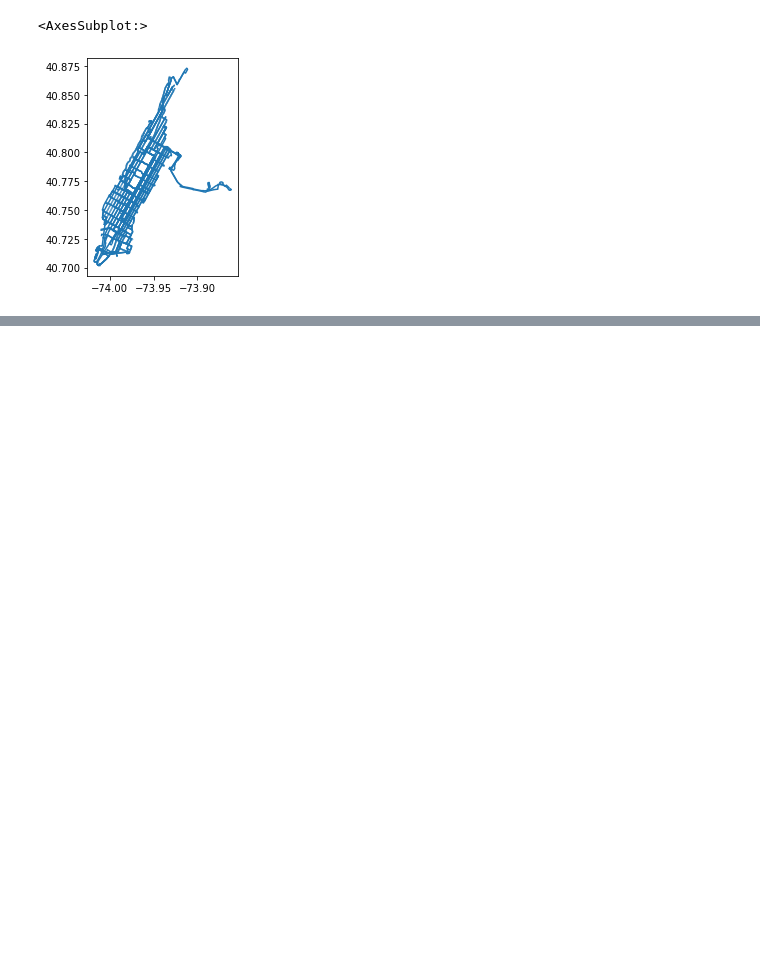
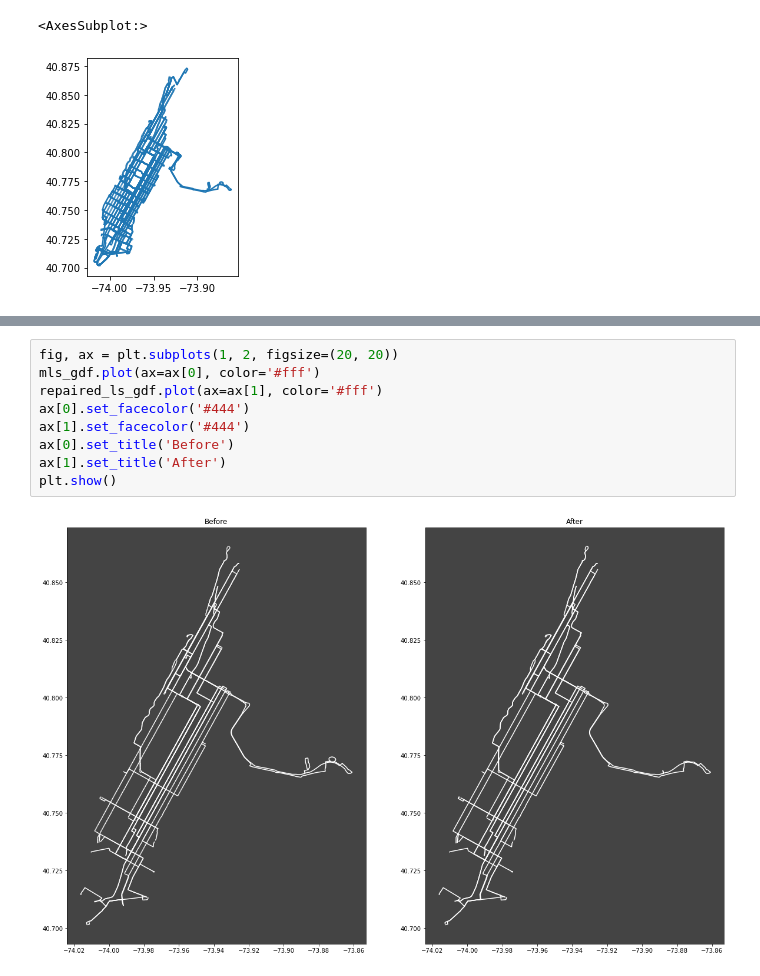
Before and after one commit to cpcarey/nyu-cusp-gtfs-bus, a Jupyter notebook: src/notebooks/shp/0101_repair_route_shp_files.ipynb, the cells around one changed output, grey strips where cells are left out. Saved outputs shown, nothing was run; the diff lists cells and outputs as text; blank space fills up the shorter version.

```diff
--- a/src/notebooks/shp/0101_repair_route_shp_files.ipynb
+++ b/src/notebooks/shp/0101_repair_route_shp_files.ipynb
@@ -220,0 +290,11 @@ for i in range(len(mls_gdf)):
+# %%
+fig, ax = plt.subplots(1, 2, figsize=(20, 20))
+mls_gdf.plot(ax=ax[0], color='#fff')
+repaired_ls_gdf.plot(ax=ax[1], color='#fff')
+ax[0].set_facecolor('#444')
+ax[1].set_facecolor('#444')
+ax[0].set_title('Before')
+ax[1].set_title('After')
+plt.show()
+# %% [output]
+[figure, added]
```
Also changed, not shown: parts of 16 cells of this notebook, 4 other files.
